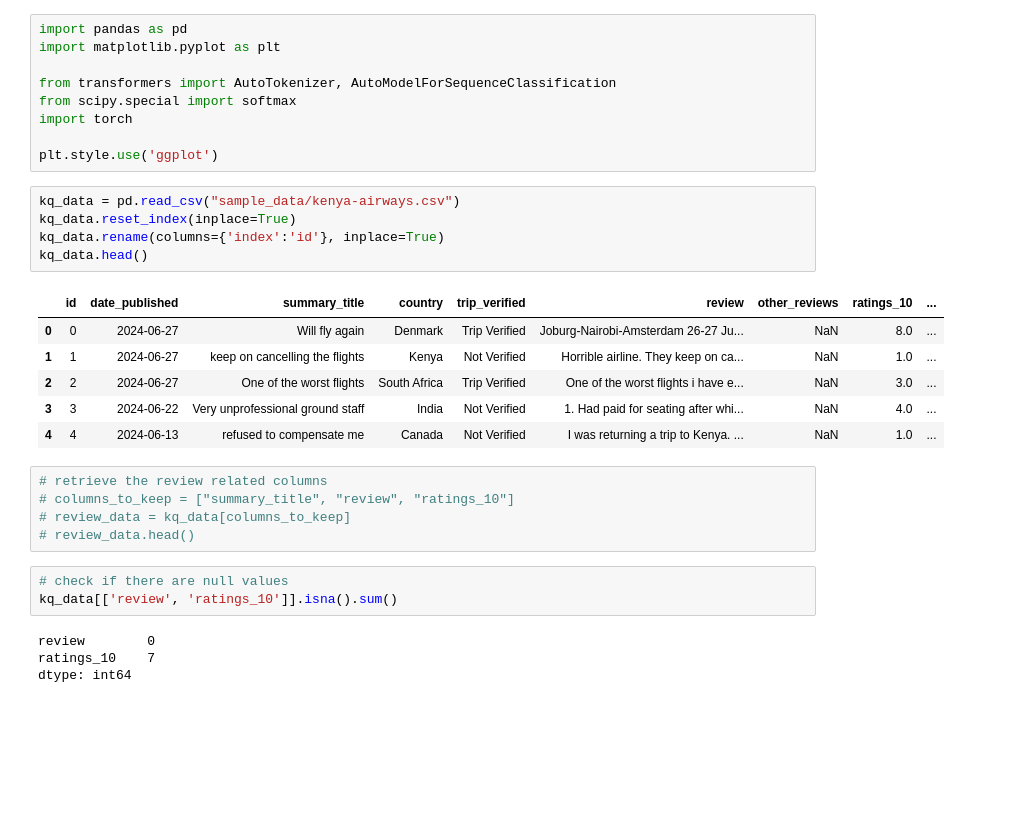
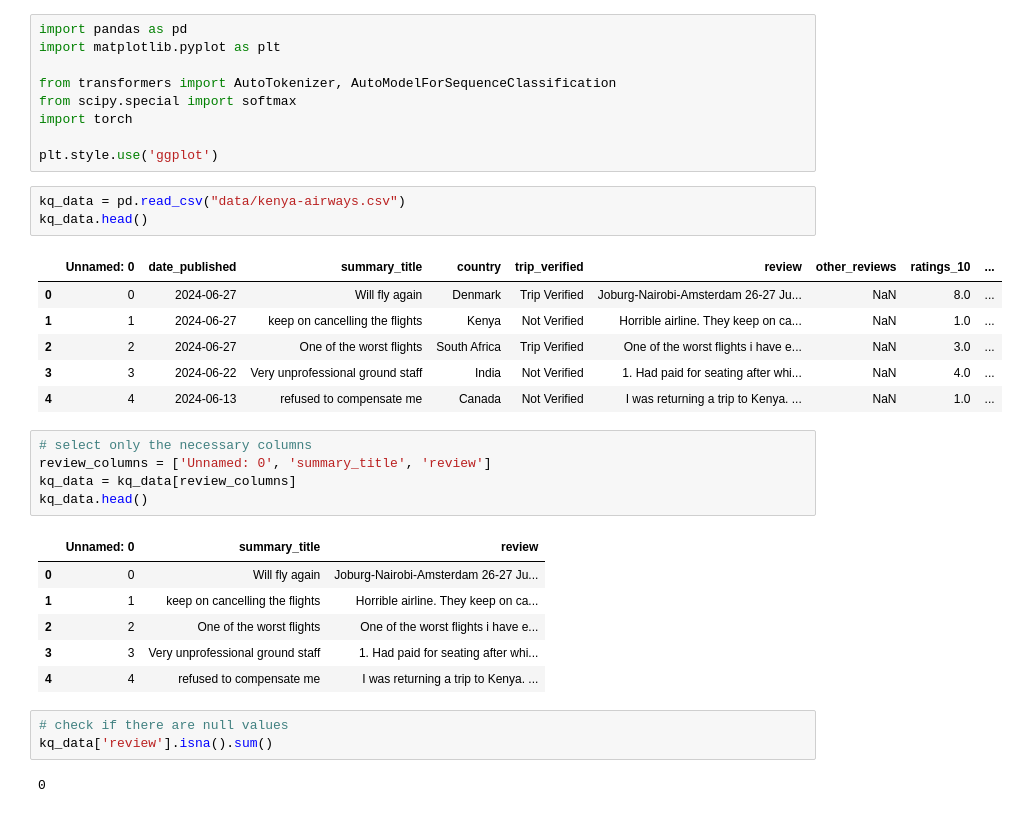
Before and after one commit to Demiga-g/kenya-airways-analytics, a Jupyter notebook: kenya_airways_analytics.ipynb, the cells around one changed output. Cells and saved outputs as stored; diff of their text form; blank space fills up the shorter version.

Commit message:
added recommendation and code adjustments where necessary

```diff
--- a/kenya_airways_analytics.ipynb
+++ b/kenya_airways_analytics.ipynb
@@ -8,29 +18,32 @@ import torch
 
 plt.style.use('ggplot')
 # %%
-kq_data = pd.read_csv("sample_data/kenya-airways.csv")
-kq_data.reset_index(inplace=True)
-kq_data.rename(columns={'index':'id'}, inplace=True)
+kq_data = pd.read_csv("data/kenya-airways.csv")
 kq_data.head()
 # %% [output]
-|  | id | date_published | summary_title | country | trip_verified | review | other_reviews | ratings_10 | ... |
+|  | Unnamed: 0 | date_published | summary_title | country | trip_verified | review | other_reviews | ratings_10 | ... |
 | 0 | 0 | 2024-06-27 | Will fly again | Denmark | Trip Verified | Joburg-Nairobi-Amsterdam 26-27 Ju... | NaN | 8.0 | ... |
 | 1 | 1 | 2024-06-27 | keep on cancelling the flights | Kenya | Not Verified | Horrible airline. They keep on ca... | NaN | 1.0 | ... |
 | 2 | 2 | 2024-06-27 | One of the worst flights | South Africa | Trip Verified | One of the worst flights i have e... | NaN | 3.0 | ... |
 | 3 | 3 | 2024-06-22 | Very unprofessional ground staff | India | Not Verified | 1. Had paid for seating after whi... | NaN | 4.0 | ... |
 | 4 | 4 | 2024-06-13 | refused to compensate me | Canada | Not Verified | I was returning a trip to Kenya. ... | NaN | 1.0 | ... |
-# %%
-# retrieve the review related columns
-# columns_to_keep = ["summary_title", "review", "ratings_10"]
-# review_data = kq_data[columns_to_keep]
-# review_data.head()
+# %%
+# select only the necessary columns
+review_columns = ['Unnamed: 0', 'summary_title', 'review']
+kq_data = kq_data[review_columns]
+kq_data.head()
+# %% [output]
+|  | Unnamed: 0 | summary_title | review |
+| 0 | 0 | Will fly again | Joburg-Nairobi-Amsterdam 26-27 Ju... |
+| 1 | 1 | keep on cancelling the flights | Horrible airline. They keep on ca... |
+| 2 | 2 | One of the worst flights | One of the worst flights i have e... |
+| 3 | 3 | Very unprofessional ground staff | 1. Had paid for seating after whi... |
+| 4 | 4 | refused to compensate me | I was returning a trip to Kenya. ... |
 # %%
 # check if there are null values
-kq_data[['review', 'ratings_10']].isna().sum()
+kq_data['review'].isna().sum()
 # %% [output]
-review        0
-ratings_10    7
-dtype: int64
+0
 # %%
 # handle null values
 kq_data['full_review'] = kq_data['summary_title'] \
```
Also changed, not shown: parts of 13 cells of this notebook.
